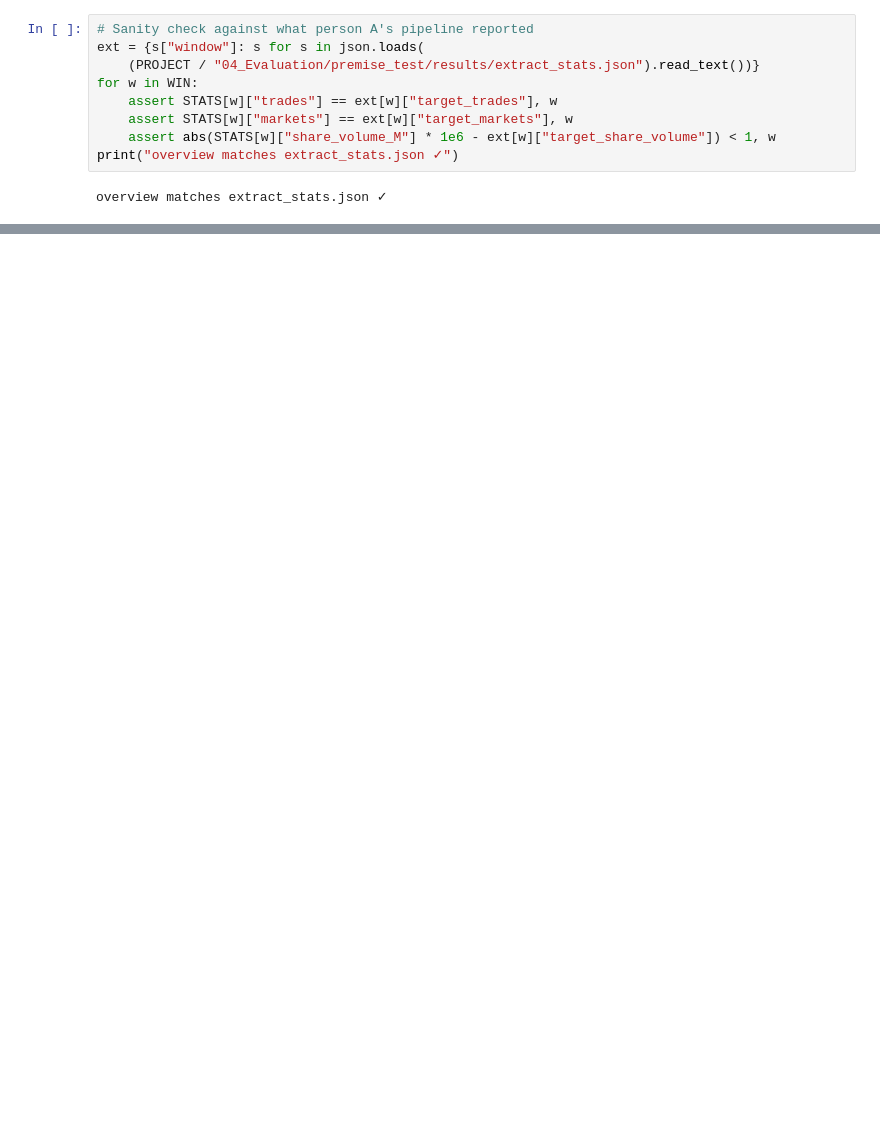
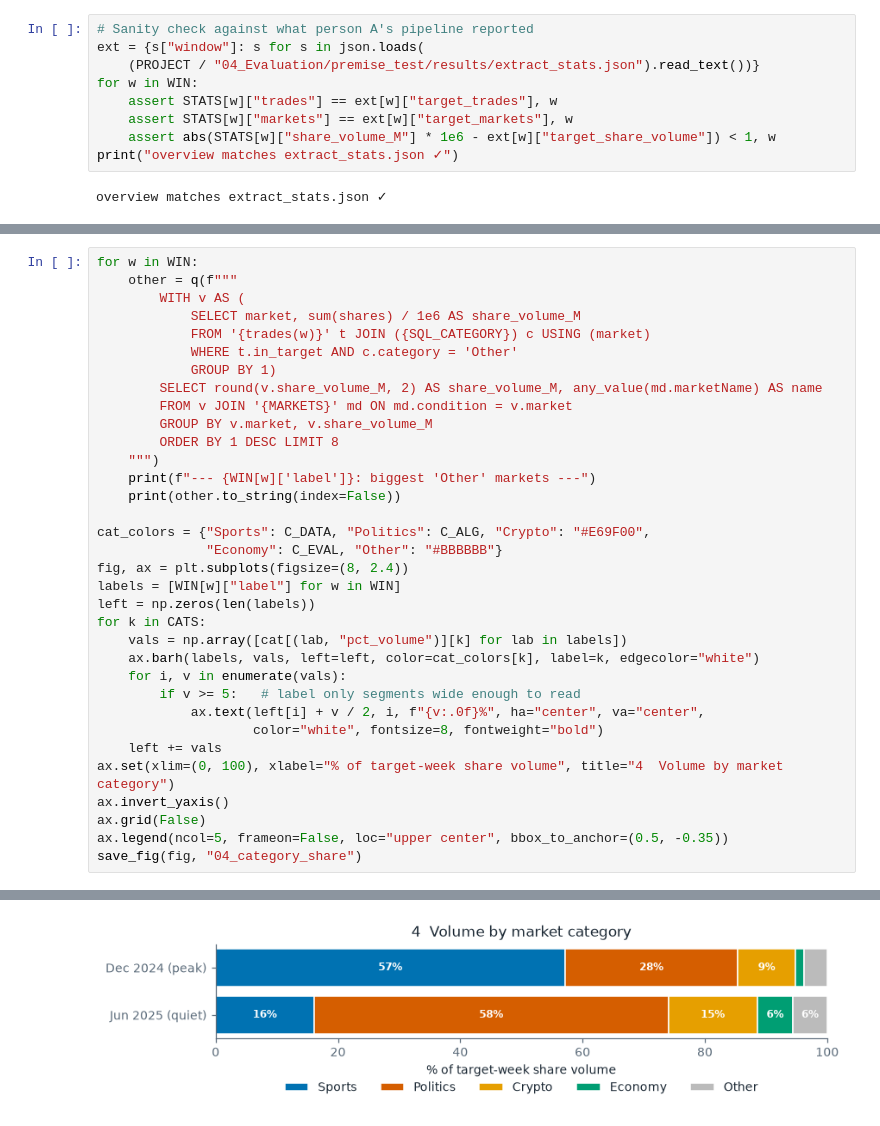
Before and after one commit to Xhazerie/polymarket-detecting-wash-trading, a Jupyter notebook: 03_Analytics/eda/eda_round1.ipynb, the cells around one changed output, grey strips where cells are left out. Drawn from its saved outputs; the diff is of its cells as text; blank space fills up the shorter version.

```diff
--- a/03_Analytics/eda/eda_round1.ipynb
+++ b/03_Analytics/eda/eda_round1.ipynb
@@ -428,0 +612,35 @@ print(json.dumps(STATS, indent=2, default=str))
+# %%
+for w in WIN:
+    other = q(f"""
+        WITH v AS (
+            SELECT market, sum(shares) / 1e6 AS share_volume_M
+            FROM '{trades(w)}' t JOIN ({SQL_CATEGORY}) c USING (market)
+            WHERE t.in_target AND c.category = 'Other'
+            GROUP BY 1)
+        SELECT round(v.share_volume_M, 2) AS share_volume_M, any_value(md.marketName) AS name
+        FROM v JOIN '{MARKETS}' md ON md.condition = v.market
+        GROUP BY v.market, v.share_volume_M
+        ORDER BY 1 DESC LIMIT 8
+    """)
+    print(f"--- {WIN[w]['label']}: biggest 'Other' markets ---")
+    print(other.to_string(index=False))
+
+cat_colors = {"Sports": C_DATA, "Politics": C_ALG, "Crypto": "#E69F00",
+              "Economy": C_EVAL, "Other": "#BBBBBB"}
+fig, ax = plt.subplots(figsize=(8, 2.4))
+labels = [WIN[w]["label"] for w in WIN]
+left = np.zeros(len(labels))
+for k in CATS:
+    vals = np.array([cat[(lab, "pct_volume")][k] for lab in labels])
+    ax.barh(labels, vals, left=left, color=cat_colors[k], label=k, edgecolor="white")
+    for i, v in enumerate(vals):
+        if v >= 5:   # label only segments wide enough to read
+            ax.text(left[i] + v / 2, i, f"{v:.0f}%", ha="center", va="center",
+                    color="white", fontsize=8, fontweight="bold")
+    left += vals
+ax.set(xlim=(0, 100), xlabel="% of target-week share volume", title="4  Volume by market category")
+ax.invert_yaxis()
+ax.grid(False)
+ax.legend(ncol=5, frameon=False, loc="upper center", bbox_to_anchor=(0.5, -0.35))
+save_fig(fig, "04_category_share")
+# %% [output]
@@ -428,0 +667 @@ print(json.dumps(STATS, indent=2, default=str))
+[figure, added]
```
Also changed, not shown: parts of 81 cells of this notebook, 9 other files.
